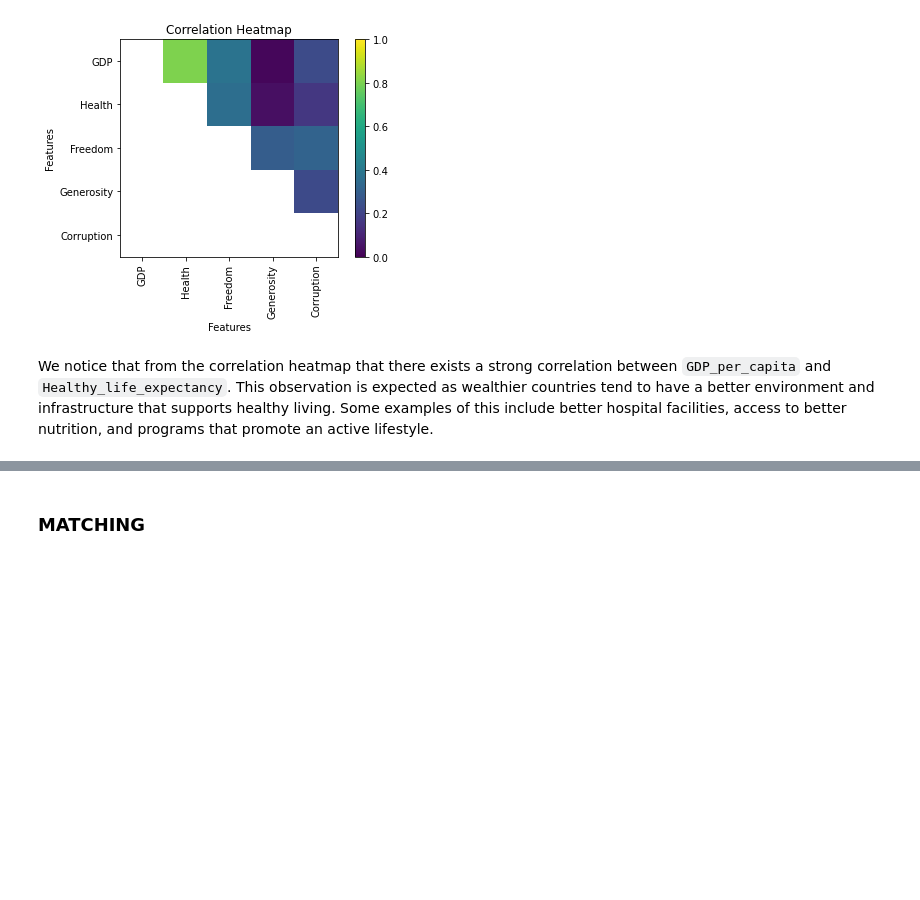
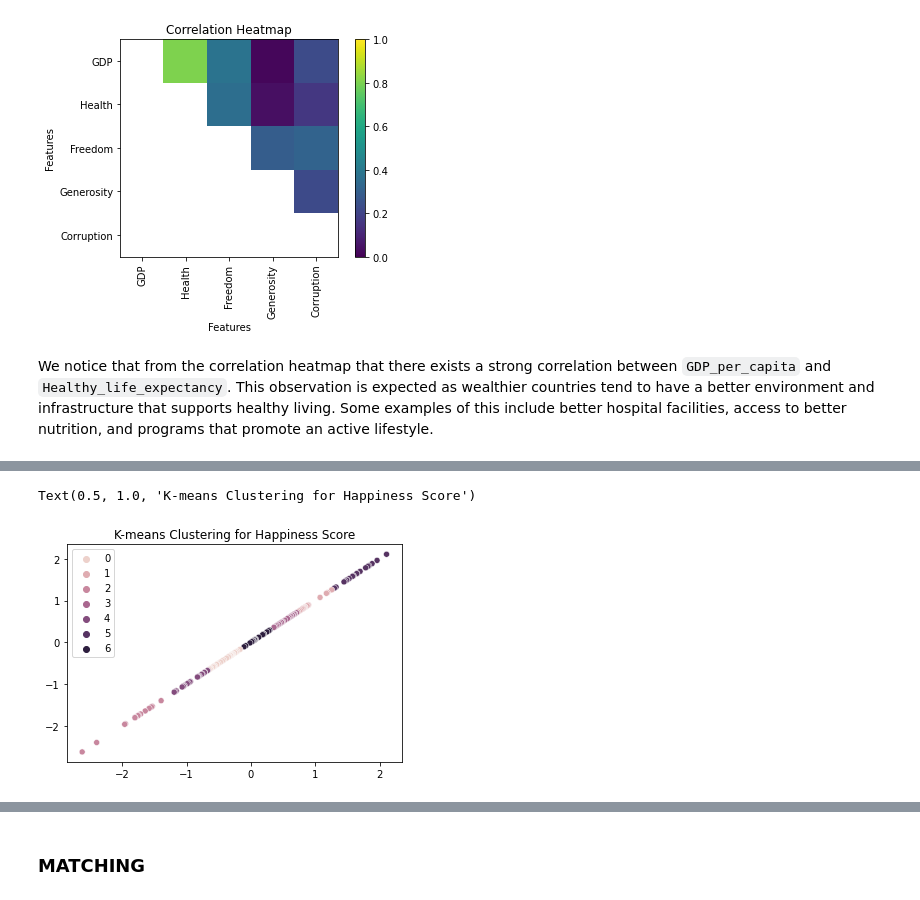
Before and after one commit to epfl-ada/ada-2020-project-milestone-p3-p3_spada, a Jupyter notebook: happiness.ipynb, the cells around one changed output, grey strips where cells are left out. Saved outputs shown, nothing was run; the diff lists cells and outputs as text; code cells hidden in the pictures; blank space fills up the shorter version.

```diff
--- a/happiness.ipynb
+++ b/happiness.ipynb
@@ -358,0 +392,10 @@ We notice that from the correlation heatmap that there exists a strong correlati
+# %%
+#y2020_reduced_tsne = TSNE(n_components=1, random_state=0).fit_transform(y2020_scaled)
+labels = KMeans(n_clusters=7, random_state=0).fit_predict(y2020_scaled)
+
+sns.scatterplot(x=y2020_scaled[:,0], y=y2020_scaled[:,0], hue=labels, data=y2020_scaled, legend='full')
+
+plt.title('K-means Clustering for Happiness Score')
+# %% [output]
+Text(0.5, 1.0, 'K-means Clustering for Happiness Score')
+[figure, added]
```
Also changed, not shown: parts of 11 cells of this notebook.
